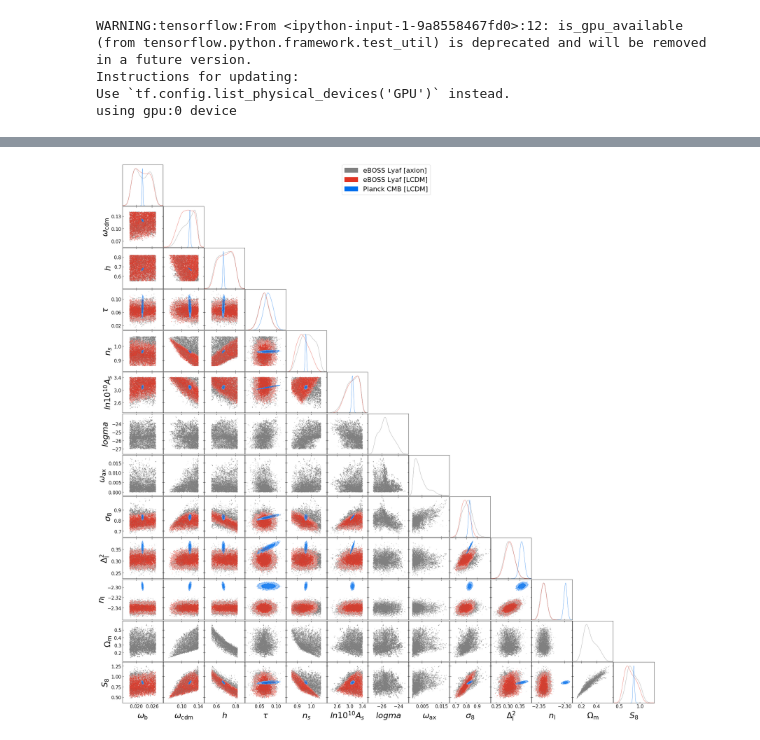
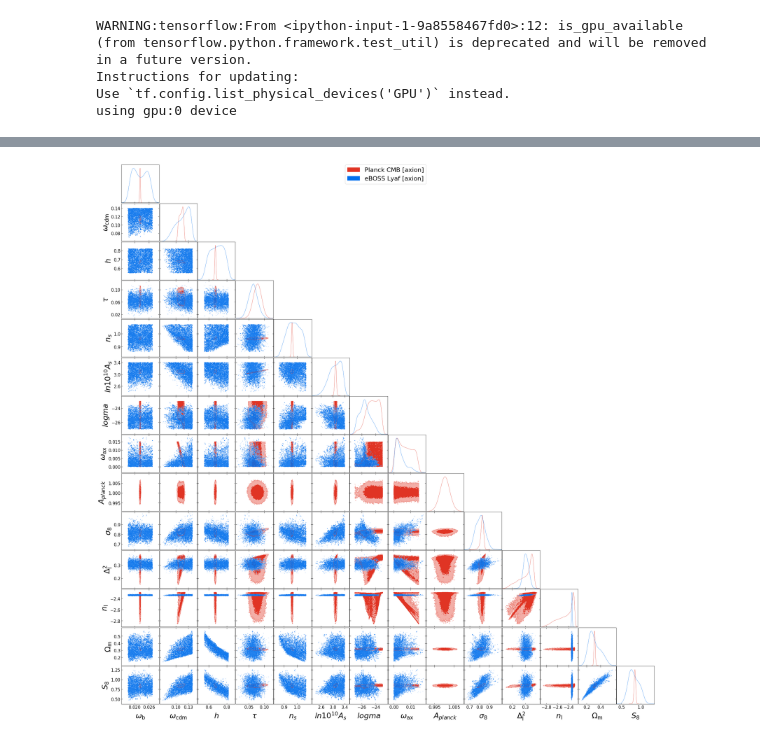
Before and after one commit to keirkwame/axionEmu, a Jupyter notebook: ACT_DR4_WMAP_analysis.ipynb, the cells around one changed output, grey strips where cells are left out. Cells and saved outputs as stored; diff of their text form; code cells hidden in the pictures.

```diff
--- a/ACT_DR4_WMAP_analysis.ipynb
+++ b/ACT_DR4_WMAP_analysis.ipynb
@@ -826,7 +822,7 @@ names = np.array([r"\omega_{\mathrm{b}}",
 #r"\omega_{\mathrm{ax}}",
 #r"A_{planck}"]
 labels = names
-mcsamples3 = MCSamples(samples=samples_test, names = names, labels = labels)
+mcsamples2 = MCSamples(samples=samples_test, names = names, labels = labels)
 #mcsamples_ax = MCSamples(samples=samples_ax,names = names, labels = labels)
 #samples4[:, -1] = samples4[:, -1] ** 2.
 #mcsamples3 = MCSamples(samples=samples3,names = names, labels = labels) #, weights=weights)
@@ -858,6 +854,7 @@ g.settings.lab_fontsize = 30
 g.settings.legend_fontsize = 25
 # %%
 ##LCDM
-g.triangle_plot([mcsamples3, mcsamples2, mcsamples], filled=True, legend_labels=['eBOSS Lyaf [axion]', 'eBOSS Lyaf [LCDM]', 'Planck CMB [LCDM]'])
+g.triangle_plot([mcsamples, mcsamples2], filled=True, legend_labels=['Planck CMB [axion]', 'eBOSS Lyaf [axion]'])
+#'Planck CMB + eBOSS Lyaf [axion]', 'Planck CMB [LCDM]', 'eBOSS Lyaf [LCDM]', 'eBOSS Lyaf [axion]'
 #'AxionEmu+GPU sampler (ACT DR4 + WMAP TTTE; tau prior; m = 25)',])
 # %% [output]
@@ -881,3 +878,3 @@ WARNING:root:fine_bins_2D not large enough for optimal density: \Omega_{\mathrm{
-[figure, old version]
+[figure, new version]
 # %%
 print(mcsamples)
```
Also changed, not shown: parts of 9 cells of this notebook, 11 other files.
